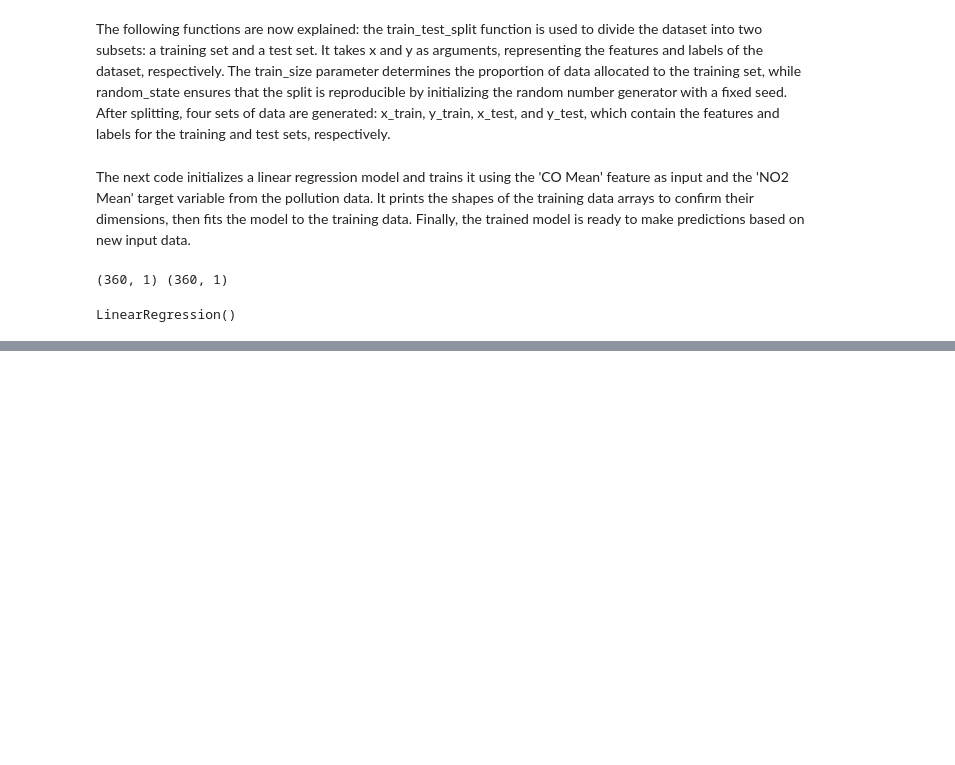
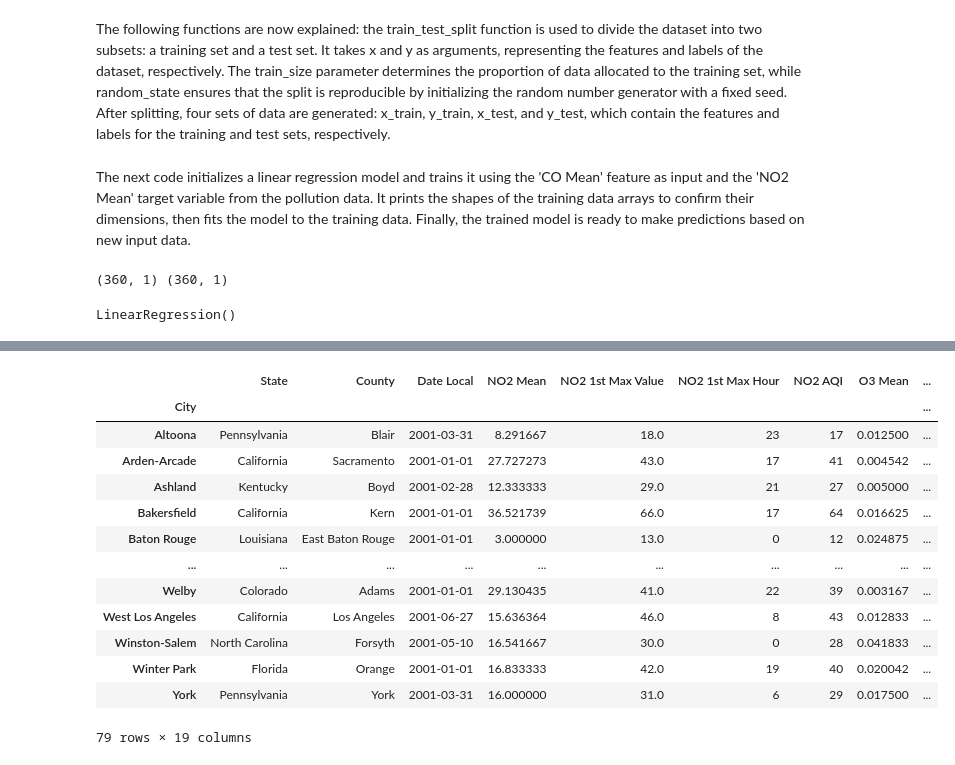
Before and after one commit to letizialanza01/Project_US_Pollution, a Jupyter notebook: Project_US_Pollution.ipynb, the cells around one changed output, grey strips where cells are left out. Saved outputs shown, nothing was run; the diff lists cells and outputs as text; code cells hidden in the pictures; blank space fills up the shorter version.

Commit message:
first commit for clustering

```diff
--- a/Project_US_Pollution.ipynb
+++ b/Project_US_Pollution.ipynb
@@ -1205,0 +1228,22 @@ plt.plot(x_test, y_pred)
+# %%
+pollution_df['Date Local'] = pd.to_datetime(pollution_df['Date Local'])
+start_date = pd.to_datetime('2001-01-01')
+end_date = pd.to_datetime('2001-12-31')
+pollution_df = pollution_df[(pollution_df['Date Local'] >= start_date) & (pollution_df['Date Local'] <= end_date)]
+# %%
+pollution_df.groupby('City').first()
+# %% [output]
+|  | State | County | Date Local | NO2 Mean | NO2 1st Max Value | NO2 1st Max Hour | NO2 AQI | O3 Mean | ... |
+| City |  |  |  |  |  |  |  |  | ... |
+| Altoona | Pennsylvania | Blair | 2001-03-31 | 8.291667 | 18.0 | 23 | 17 | 0.012500 | ... |
+| Arden-Arcade | California | Sacramento | 2001-01-01 | 27.727273 | 43.0 | 17 | 41 | 0.004542 | ... |
+| Ashland | Kentucky | Boyd | 2001-02-28 | 12.333333 | 29.0 | 21 | 27 | 0.005000 | ... |
+| Bakersfield | California | Kern | 2001-01-01 | 36.521739 | 66.0 | 17 | 64 | 0.016625 | ... |
+| Baton Rouge | Louisiana | East Baton Rouge | 2001-01-01 | 3.000000 | 13.0 | 0 | 12 | 0.024875 | ... |
+| ... | ... | ... | ... | ... | ... | ... | ... | ... | ... |
+| Welby | Colorado | Adams | 2001-01-01 | 29.130435 | 41.0 | 22 | 39 | 0.003167 | ... |
+| West Los Angeles | California | Los Angeles | 2001-06-27 | 15.636364 | 46.0 | 8 | 43 | 0.012833 | ... |
+| Winston-Salem | North Carolina | Forsyth | 2001-05-10 | 16.541667 | 30.0 | 0 | 28 | 0.041833 | ... |
+| Winter Park | Florida | Orange | 2001-01-01 | 16.833333 | 42.0 | 19 | 40 | 0.020042 | ... |
+| York | Pennsylvania | York | 2001-03-31 | 16.000000 | 31.0 | 6 | 29 | 0.017500 | ... |
+79 rows × 19 columns
```
Also changed, not shown: parts of 13 cells of this notebook.
